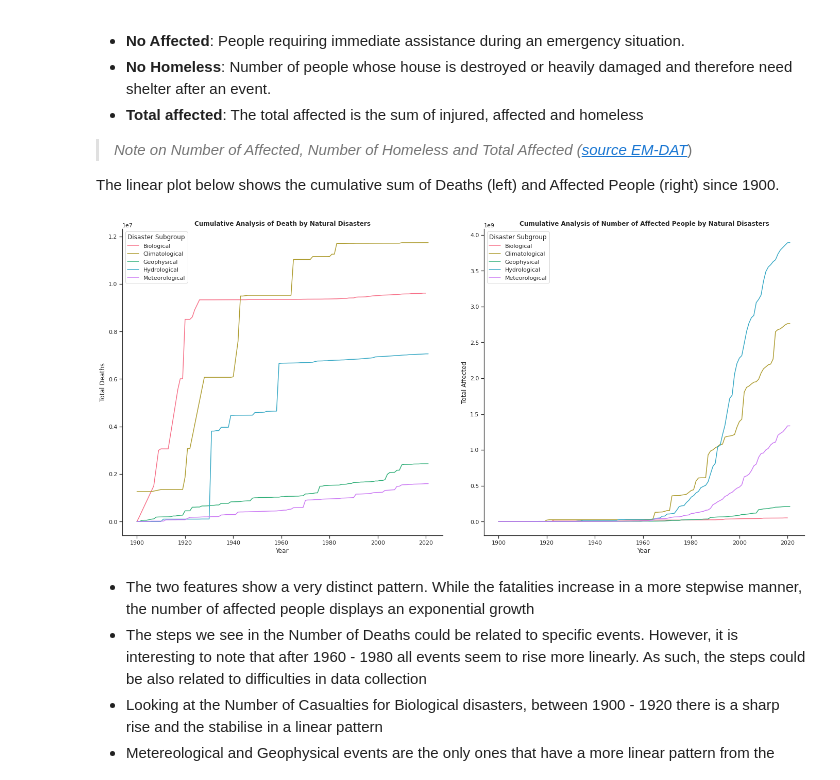
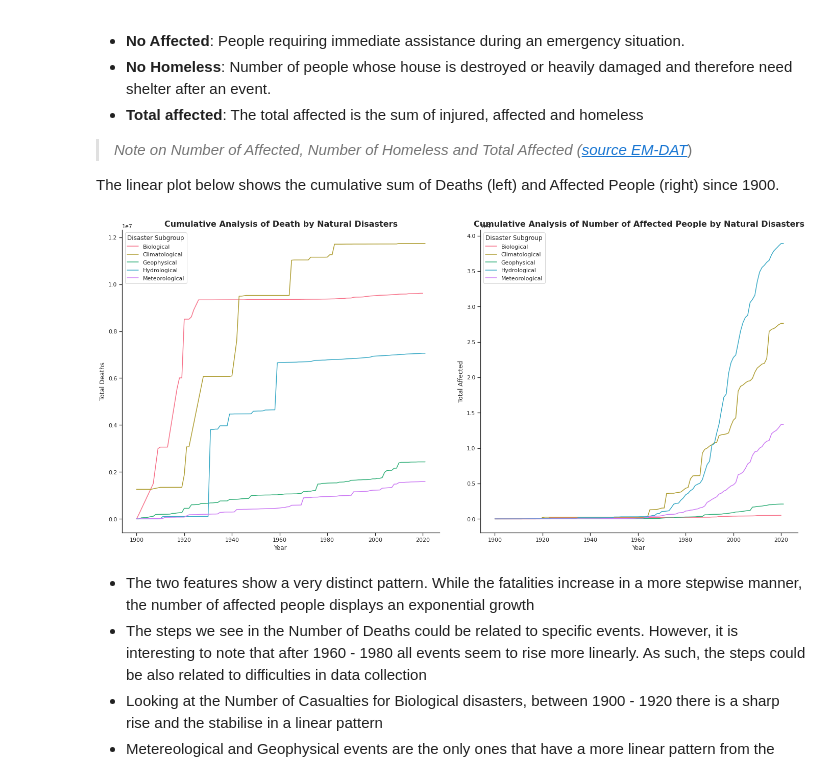
Before and after one commit to negrinij/EDA, a Jupyter notebook: EM-DAT/eda-natural-disasters.ipynb, the cells around one changed output. Cells and saved outputs as stored; diff of their text form; code cells hidden in the pictures.

```diff
--- a/EM-DAT/eda-natural-disasters.ipynb
+++ b/EM-DAT/eda-natural-disasters.ipynb
@@ -353,19 +417,19 @@ The linear plot below shows the cumulative sum of Deaths (left) and Affected Peo
 # %%
 death_cumsum = nd_general.groupby(['Disaster Subgroup','Year']).sum()\
                 .groupby(['Disaster Subgroup']).cumsum().reset_index()
 
 fig, axarr = plt.subplots(1, 2, figsize=(20, 10))
 sns.despine(top=True, right=True, left=False, bottom=False)
 
 sns.lineplot(x = 'Year', y = 'Total Deaths', hue='Disaster Subgroup',data=death_cumsum, palette = "husl", ax = axarr[0])
 sns.lineplot(x = 'Year', y = 'Total Affected', hue='Disaster Subgroup',data=death_cumsum, palette = "husl", ax = axarr[1])
 
-axarr[0].set_title("Cumulative Analysis of Death by Natural Disasters",fontsize = 12,weight = 'bold')
-axarr[1].set_title("Cumulative Analysis of Number of Affected People by Natural Disasters",fontsize = 12,weight = 'bold')
+axarr[0].set_title("Cumulative Analysis of Death by Natural Disasters",fontsize = 16,weight = 'bold')
+axarr[1].set_title("Cumulative Analysis of Number of Affected People by Natural Disasters",fontsize = 16,weight = 'bold')
 fig.tight_layout(pad=3.0)
 plt.show()
 # %% [output]
-[figure, old version]
+[figure, new version]
 # %% [markdown]
 * The two features show a very distinct pattern. While the fatalities increase in a more stepwise manner, the number of affected people displays an exponential growth
 * The steps we see in the Number of Deaths could be related to specific events. However, it is interesting to note that after 1960 - 1980 all events seem to rise more linearly. As such, the steps could be also related to difficulties in data collection
```
Also changed, not shown: parts of 18 cells of this notebook.
